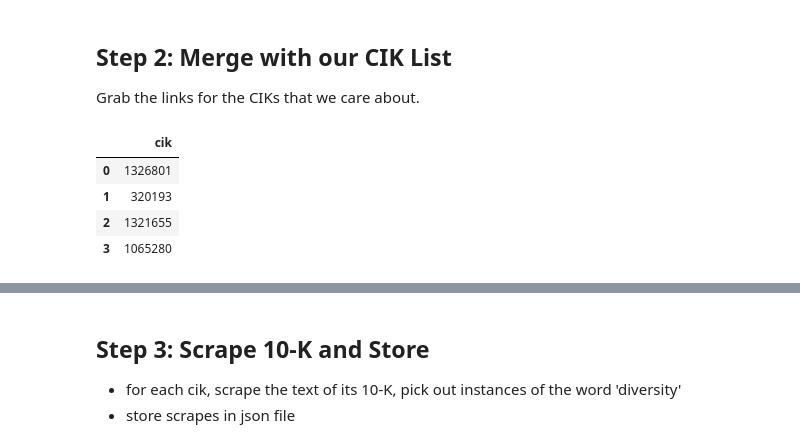
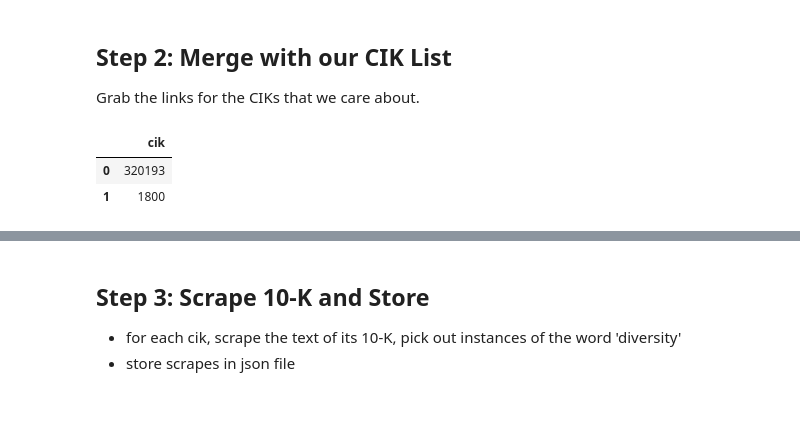
Before and after one commit to shawzy2/ST542_secDisclosures, a Jupyter notebook: notebook/scraper.ipynb, the cells around one changed output, grey strips where cells are left out. Saved outputs shown, nothing was run; the diff lists cells and outputs as text; code cells hidden in the pictures; blank space fills up the shorter version.

```diff
--- a/notebook/scraper.ipynb
+++ b/notebook/scraper.ipynb
@@ -57,13 +57,12 @@ df.head(10)
 ## Step 2: Merge with our CIK List
 Grab the links for the CIKs that we care about.
 # %%
-ciks = [1326801, 320193, 1321655, 1065280]     # sample list of ciks (FB, AAPL, PLTR, and NFLX)
-df_ciks = pd.DataFrame(ciks) # convert to df
-df_ciks.columns = ['cik']
-df_ciks
+# ciks = [1326801, 320193, 1321655, 1065280, 1800]     # sample list of ciks (FB, AAPL, PLTR, NFLX, ABT)
+# ciks = [320193, 1800]
+# df_ciks = pd.DataFrame(ciks) # convert to df
+# df_ciks.columns = ['cik']
+# df_ciks
 # %% [output]
 |  | cik |
-| 0 | 1326801 |
-| 1 | 320193 |
-| 2 | 1321655 |
-| 3 | 1065280 |
+| 0 | 320193 |
+| 1 | 1800 |
```
Also changed, not shown: parts of 27 cells of this notebook, 3 other files.
